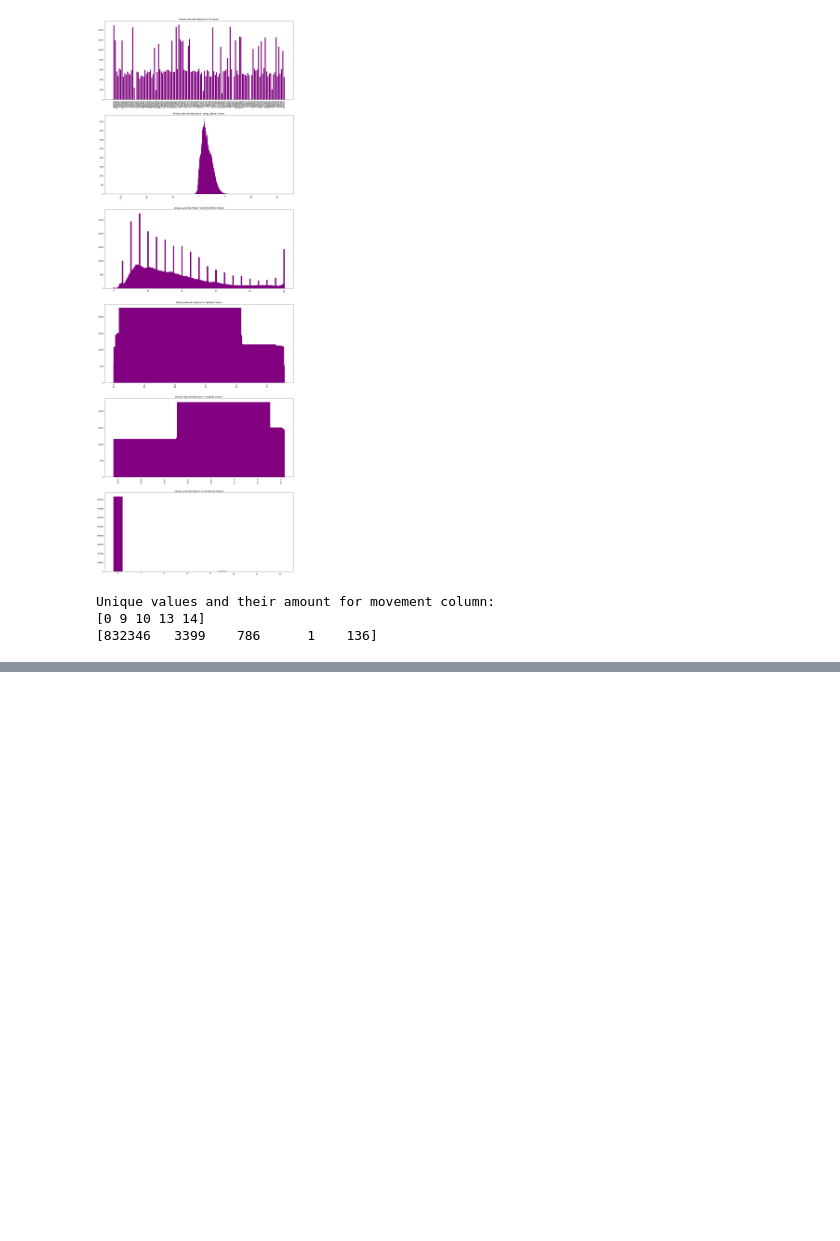
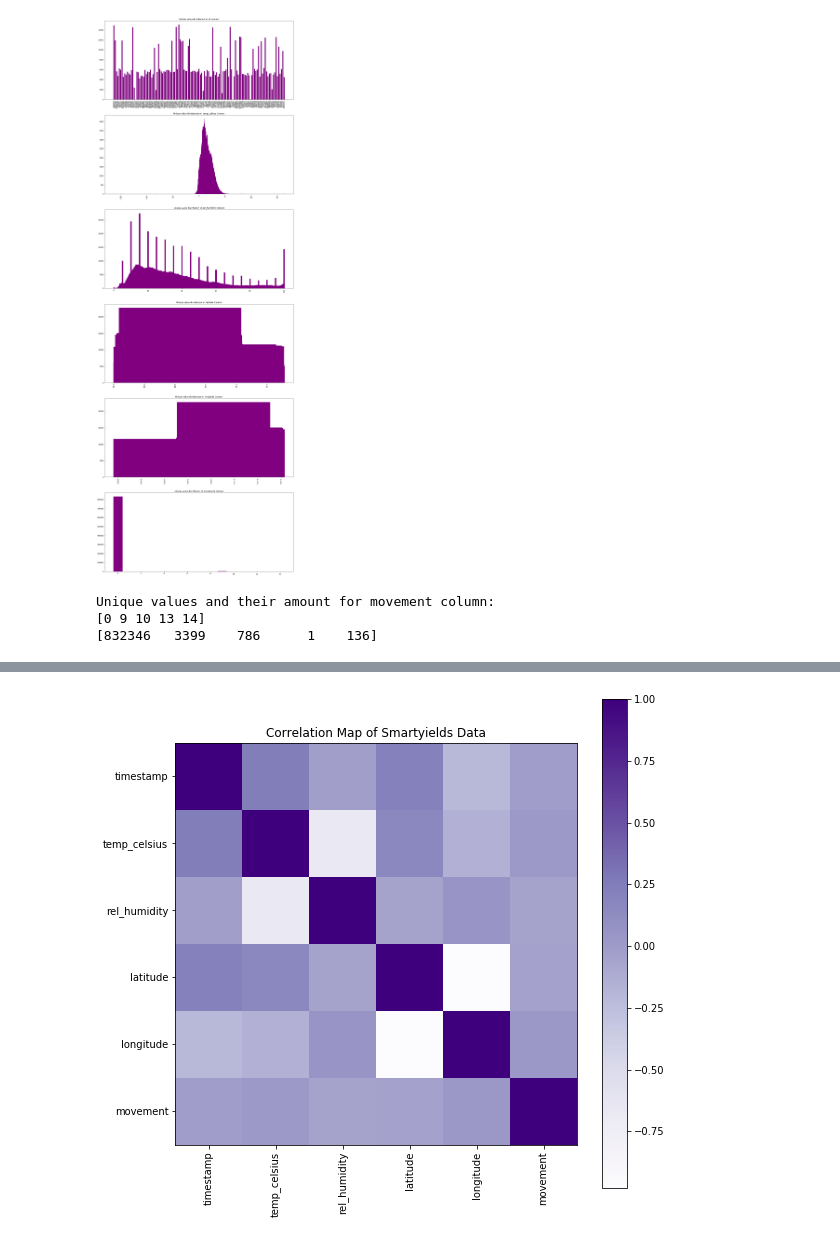
Before and after one commit to skaraoglu/ds_project_smartyields, a Jupyter notebook: Untitled.ipynb, the cells around one changed output, grey strips where cells are left out. Drawn from its saved outputs; the diff is of its cells as text; code cells hidden in the pictures; blank space fills up the shorter version.

```diff
--- a/Untitled.ipynb
+++ b/Untitled.ipynb
@@ -51,17 +70,23 @@ Unique values in latitude column: 89
 Unique values in longitude column: 89
 Unique values in movement column: 5
 # %%
+#Deleting the timstamp column (Impossible to plot 701113 unique values)
 del aa[1]
 del bb[1]
-d2 = data.drop(columns="timestamp")
+data2 = data
+data2= data2.drop(columns="timestamp")
 # %%
+#Plotting unique values for each data attribute (except timestamp)
+#6 subplots with 1 plot for each row.
 fig, ax = plt.subplots(6, 1, figsize=(20,60))
 ax.ravel()
 for i in range(6):
     np.max(bb[i])
-    ax[i].set_title("Unique value distribution on %s Column" %d2.columns.tolist()[i] )
+    #Get data attribute header
+    ax[i].set_title("Unique value distribution on %s Column" %data2.columns.tolist()[i] )
     #Using bar function to plot results on a bar chart
     ax[i].bar(aa[i], bb[i], color="purple")
+#Rotate x-axis labels for readability
 for ax in fig.axes:
     plt.sca(ax)
     plt.xticks(rotation=90)
@@ -78,0 +121,14 @@ Unique values and their amount for movement column:
+# %%
+def plot_corr(df,size=8):
+    corr = df.iloc[:,1:size].corr()
+    fig, ax = plt.subplots(figsize=(9, 9))
+    ax.tick_params(axis="x", labelrotation=90)
+    plt.title("Correlation Map of Smartyields Data")
+    plt.imshow(corr, cmap=plt.cm.Purples, interpolation="nearest")
+    plt.colorbar()
+    plt.xticks(range(len(corr.columns)), corr.columns);
+    plt.yticks(range(len(corr.columns)), corr.columns);
+
+plot_corr(data, size=11)
+# %% [output]
+[figure, added]
```
Also changed, not shown: parts of 13 cells of this notebook.
